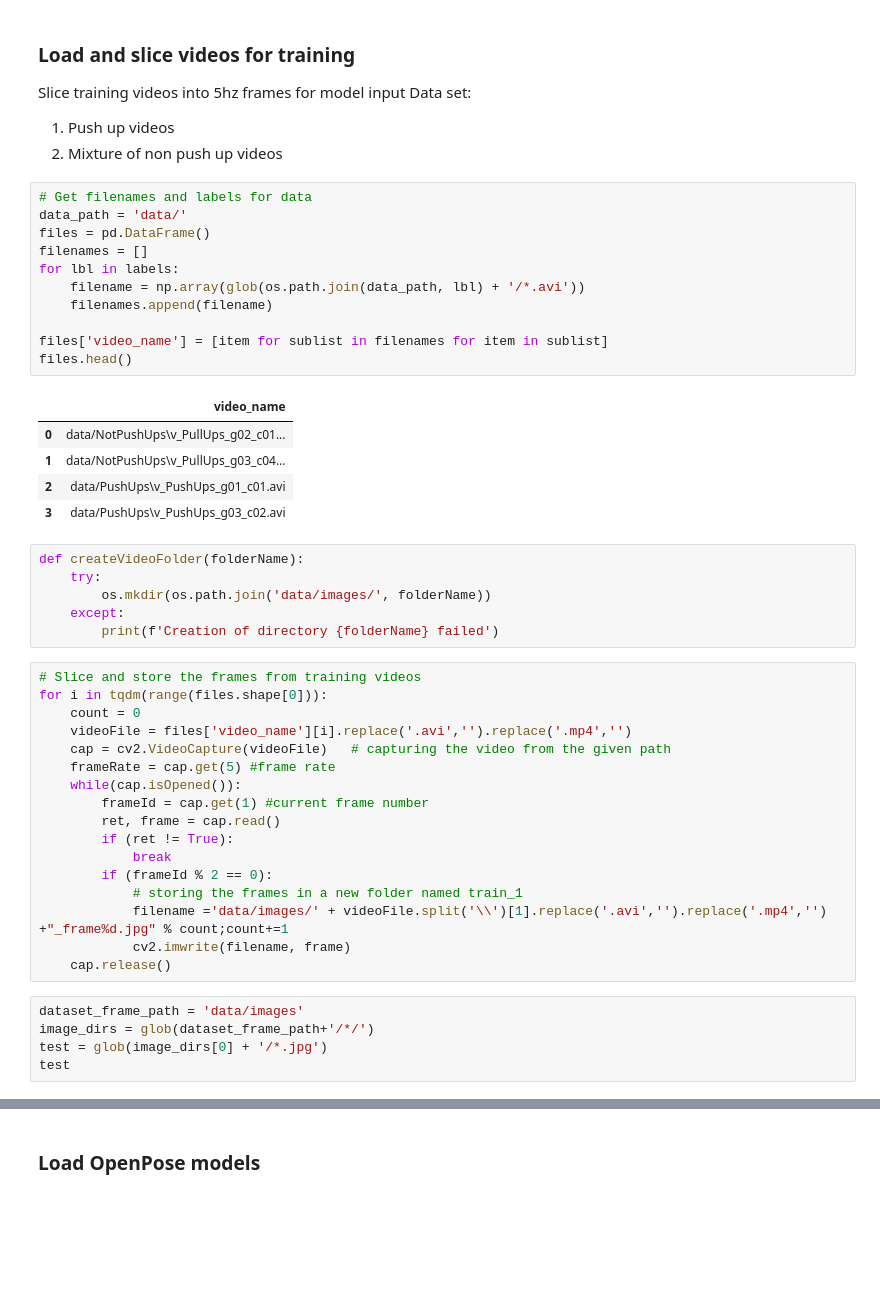
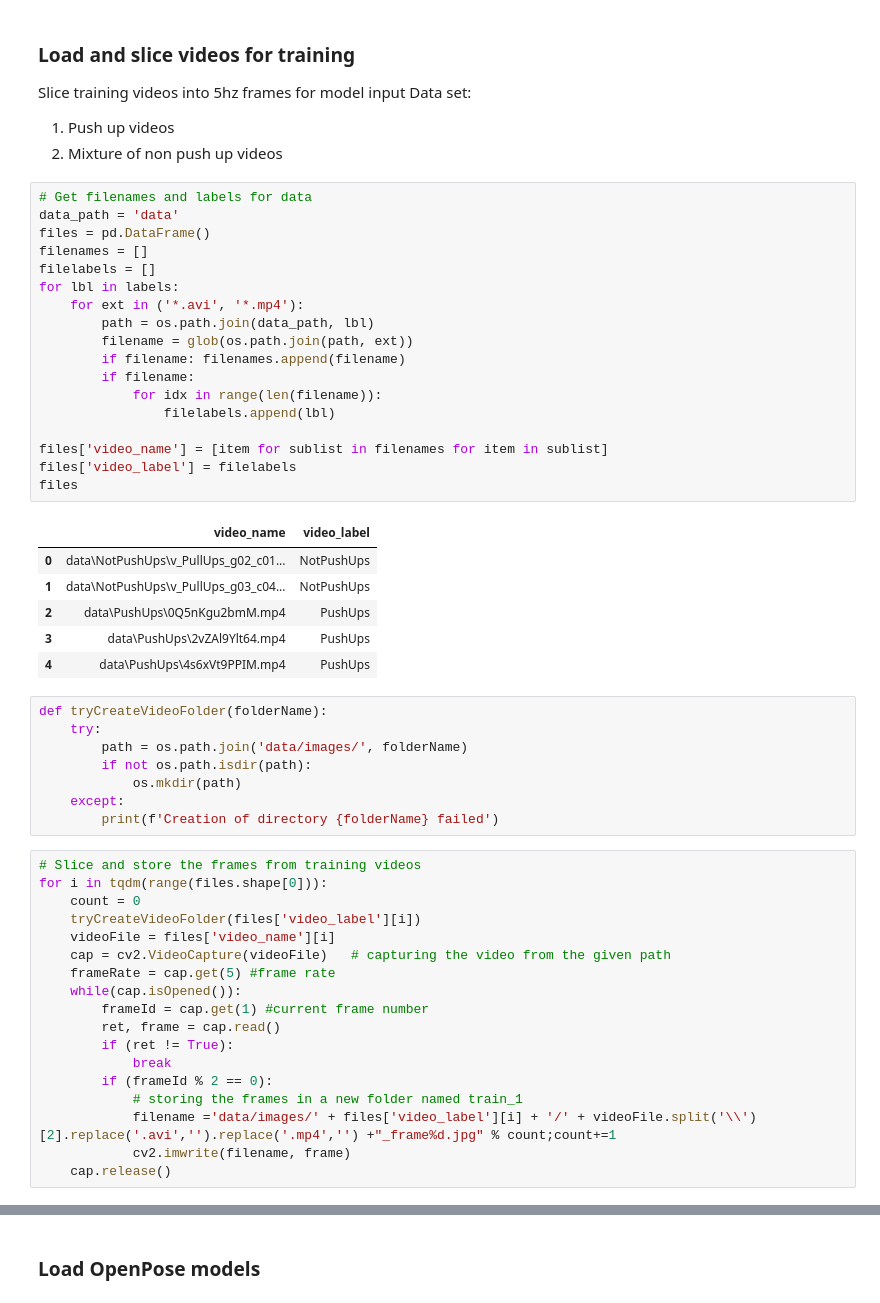
Before and after one commit to raymondng76/ISS-VSE-2019-09-23-IS1FT-CA2-Part2, a Jupyter notebook: CA2_Part2.ipynb, the cells around one changed output, grey strips where cells are left out. Saved outputs shown, nothing was run; the diff lists cells and outputs as text; blank space fills up the shorter version.

```diff
--- a/CA2_Part2.ipynb
+++ b/CA2_Part2.ipynb
@@ -60,32 +55,43 @@ Data set:
 2. Mixture of non push up videos
 # %%
 # Get filenames and labels for data
-data_path = 'data/'
+data_path = 'data'
 files = pd.DataFrame()
 filenames = []
+filelabels = []
 for lbl in labels:
-    filename = np.array(glob(os.path.join(data_path, lbl) + '/*.avi'))
-    filenames.append(filename)
+    for ext in ('*.avi', '*.mp4'):
+        path = os.path.join(data_path, lbl)
+        filename = glob(os.path.join(path, ext))
+        if filename: filenames.append(filename)
+        if filename:
+            for idx in range(len(filename)):
+                filelabels.append(lbl)
 
 files['video_name'] = [item for sublist in filenames for item in sublist]
-files.head()
+files['video_label'] = filelabels
+files
 # %% [output]
-|  | video_name |
-| 0 | data/NotPushUps\v_PullUps_g02_c01... |
-| 1 | data/NotPushUps\v_PullUps_g03_c04... |
-| 2 | data/PushUps\v_PushUps_g01_c01.avi |
-| 3 | data/PushUps\v_PushUps_g03_c02.avi |
+|  | video_name | video_label |
+| 0 | data\NotPushUps\v_PullUps_g02_c01... | NotPushUps |
+| 1 | data\NotPushUps\v_PullUps_g03_c04... | NotPushUps |
+| 2 | data\PushUps\0Q5nKgu2bmM.mp4 | PushUps |
+| 3 | data\PushUps\2vZAl9Ylt64.mp4 | PushUps |
+| 4 | data\PushUps\4s6xVt9PPIM.mp4 | PushUps |
 # %%
-def createVideoFolder(folderName):
+def tryCreateVideoFolder(folderName):
     try:
-        os.mkdir(os.path.join('data/images/', folderName))
+        path = os.path.join('data/images/', folderName)
+        if not os.path.isdir(path):
+            os.mkdir(path)
     except:
         print(f'Creation of directory {folderName} failed')
 # %%
 # Slice and store the frames from training videos
 for i in tqdm(range(files.shape[0])):
     count = 0
-    videoFile = files['video_name'][i].replace('.avi','').replace('.mp4','')
+    tryCreateVideoFolder(files['video_label'][i])
+    videoFile = files['video_name'][i]
     cap = cv2.VideoCapture(videoFile)   # capturing the video from the given path
     frameRate = cap.get(5) #frame rate
     while(cap.isOpened()):
@@ -95,11 +101,6 @@ for i in tqdm(range(files.shape[0])):
             break
         if (frameId % 2 == 0):
             # storing the frames in a new folder named train_1
-            filename ='data/images/' + videoFile.split('\\')[1].replace('.avi','').replace('.mp4','') +"_frame%d.jpg" % count;count+=1
+            filename ='data/images/' + files['video_label'][i] + '/' + videoFile.split('\\')[2].replace('.avi','').replace('.mp4','') +"_frame%d.jpg" % count;count+=1
             cv2.imwrite(filename, frame)
     cap.release()
-# %%
-dataset_frame_path = 'data/images'
-image_dirs = glob(dataset_frame_path+'/*/')
-test = glob(image_dirs[0] + '/*.jpg')
-test
```
Also changed, not shown: parts of 11 cells of this notebook.
